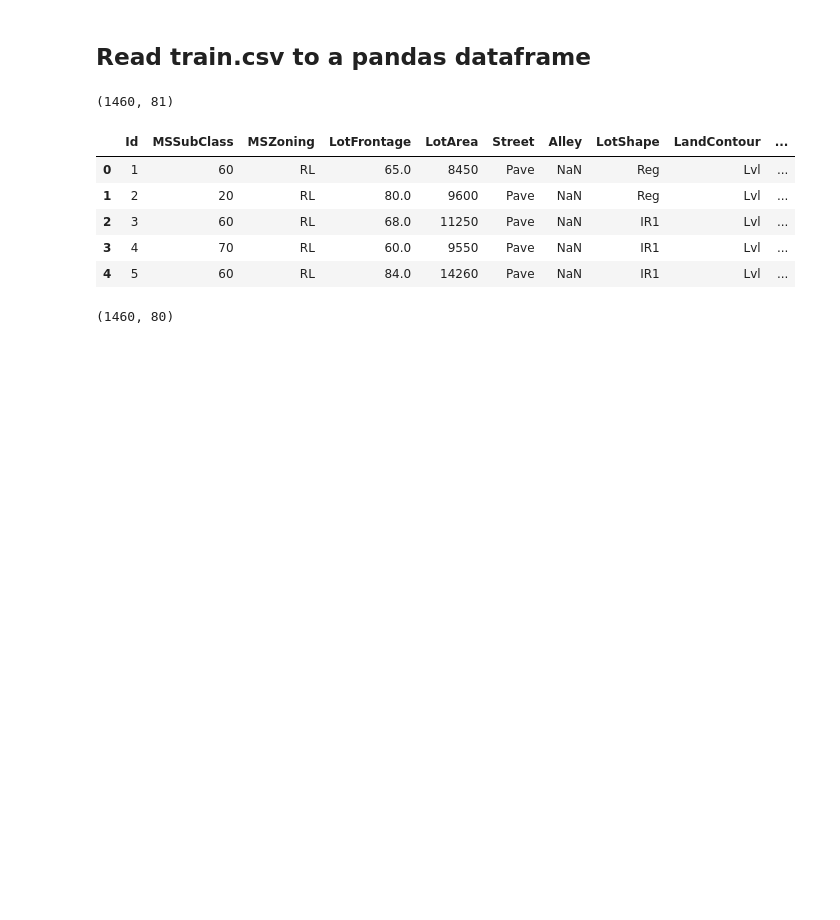
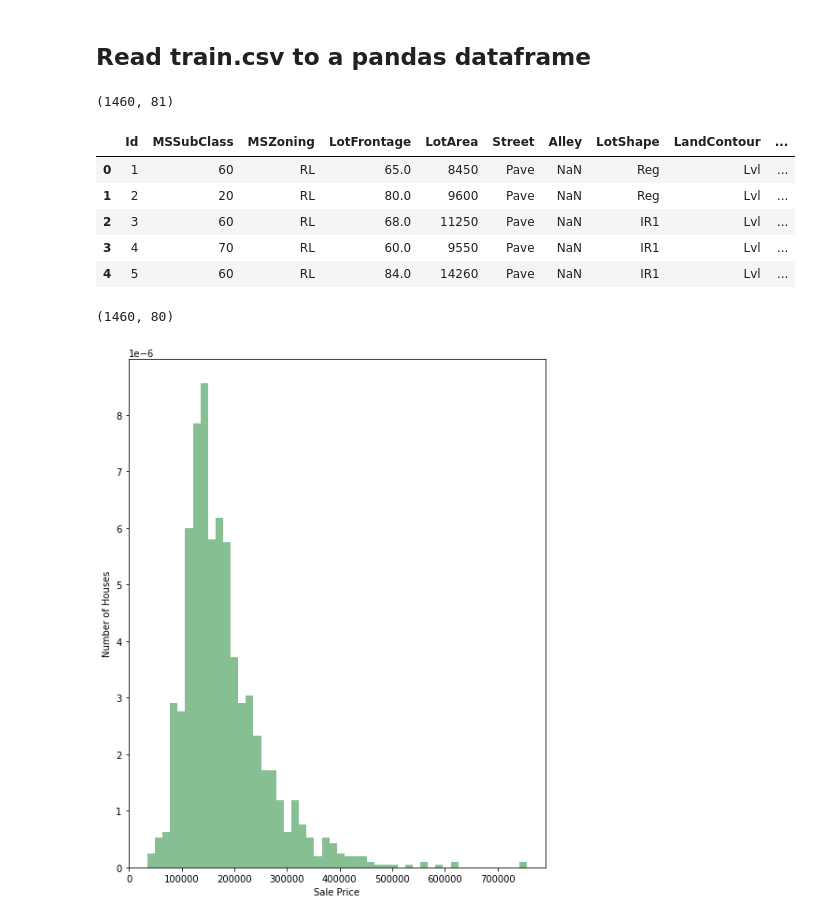
Before and after one commit to SambhaviPD/Colab-Notebooks, a Jupyter notebook: House_Price_Data_set_EDA.ipynb, the cells around one changed output. Saved outputs shown, nothing was run; the diff lists cells and outputs as text; code cells hidden in the pictures; blank space fills up the shorter version.

```diff
--- a/House_Price_Data_set_EDA.ipynb
+++ b/House_Price_Data_set_EDA.ipynb
@@ -50,3 +50,11 @@ df.drop('Id', axis=1, inplace=True)
 df.shape
 # %% [output]
 (1460, 80)
+# %%
+# Explore target distribution
+df['SalePrice'].hist(bins=50, density=True, grid=False, figsize=(8,10), color='#86bf91', zorder=2)
+plt.ylabel('Number of Houses')
+plt.xlabel('Sale Price')
+plt.show()
+# %% [output]
+[figure, added]
```
